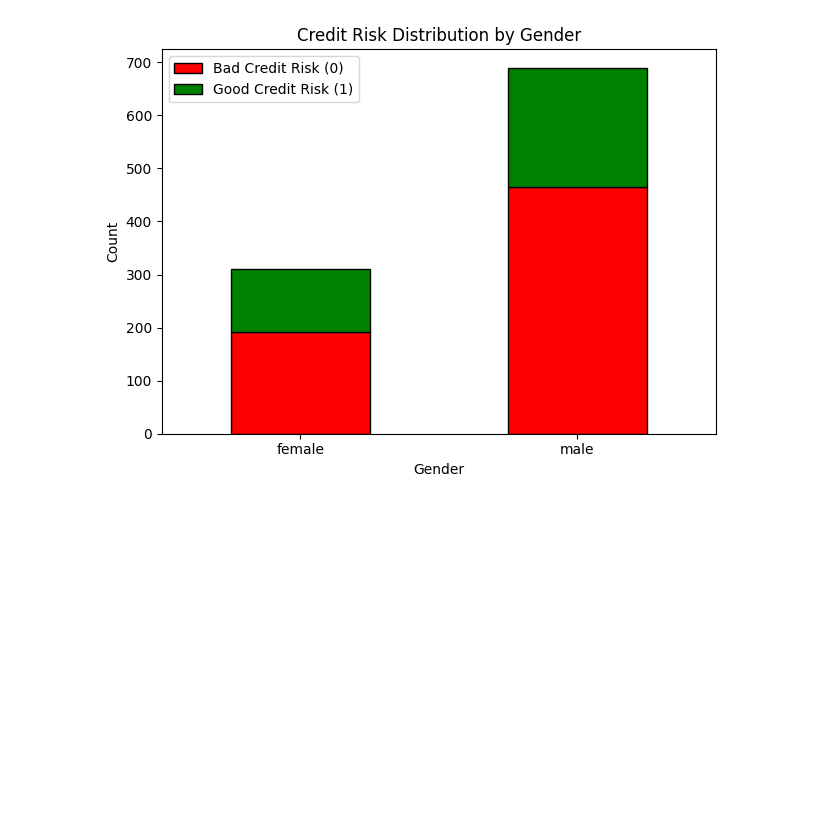
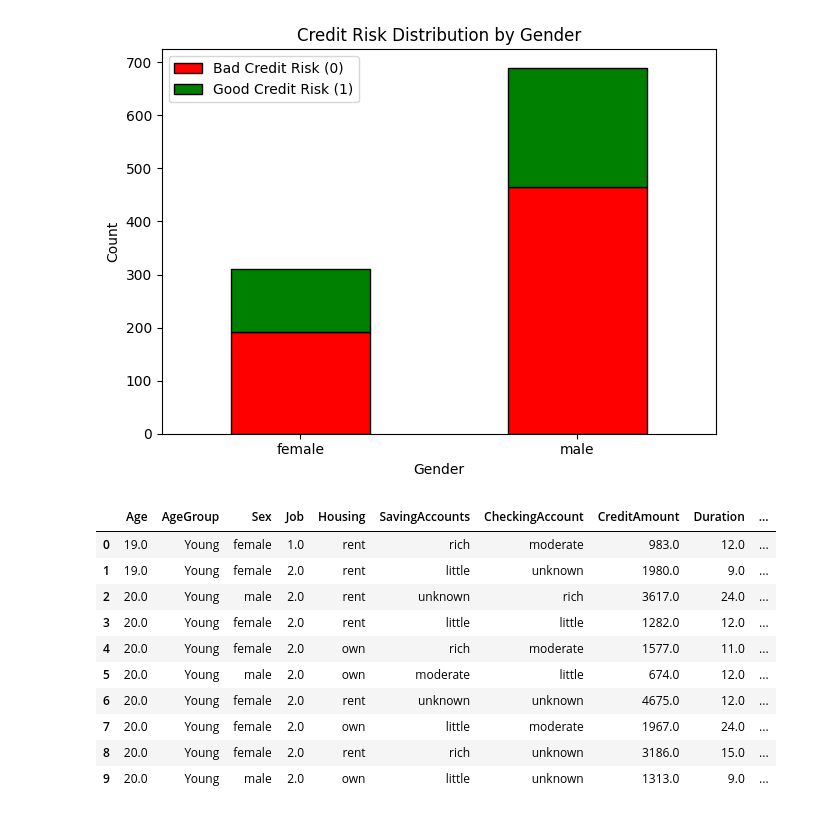
Before and after one commit to Archi-2004/demo-project, a Jupyter notebook: notebook/model.ipynb, the cells around one changed output. Cells and saved outputs as stored; diff of their text form; code cells hidden in the pictures; blank space fills up the shorter version.

```diff
--- a/notebook/model.ipynb
+++ b/notebook/model.ipynb
@@ -207,3 +207,17 @@ plt.tight_layout()
 plt.show()
 # %% [output]
 [figure]
+# %%
+df.head(10)
+# %% [output]
+|  | Age | AgeGroup | Sex | Job | Housing | SavingAccounts | CheckingAccount | CreditAmount | Duration | ... |
+| 0 | 19.0 | Young | female | 1.0 | rent | rich | moderate | 983.0 | 12.0 | ... |
+| 1 | 19.0 | Young | female | 2.0 | rent | little | unknown | 1980.0 | 9.0 | ... |
+| 2 | 20.0 | Young | male | 2.0 | rent | unknown | rich | 3617.0 | 24.0 | ... |
+| 3 | 20.0 | Young | female | 2.0 | rent | little | little | 1282.0 | 12.0 | ... |
+| 4 | 20.0 | Young | female | 2.0 | own | rich | moderate | 1577.0 | 11.0 | ... |
+| 5 | 20.0 | Young | male | 2.0 | own | moderate | little | 674.0 | 12.0 | ... |
+| 6 | 20.0 | Young | female | 2.0 | rent | unknown | unknown | 4675.0 | 12.0 | ... |
+| 7 | 20.0 | Young | female | 2.0 | own | little | moderate | 1967.0 | 24.0 | ... |
+| 8 | 20.0 | Young | female | 2.0 | rent | rich | unknown | 3186.0 | 15.0 | ... |
+| 9 | 20.0 | Young | male | 2.0 | own | little | unknown | 1313.0 | 9.0 | ... |
```
Also changed, not shown: 6 other files.
